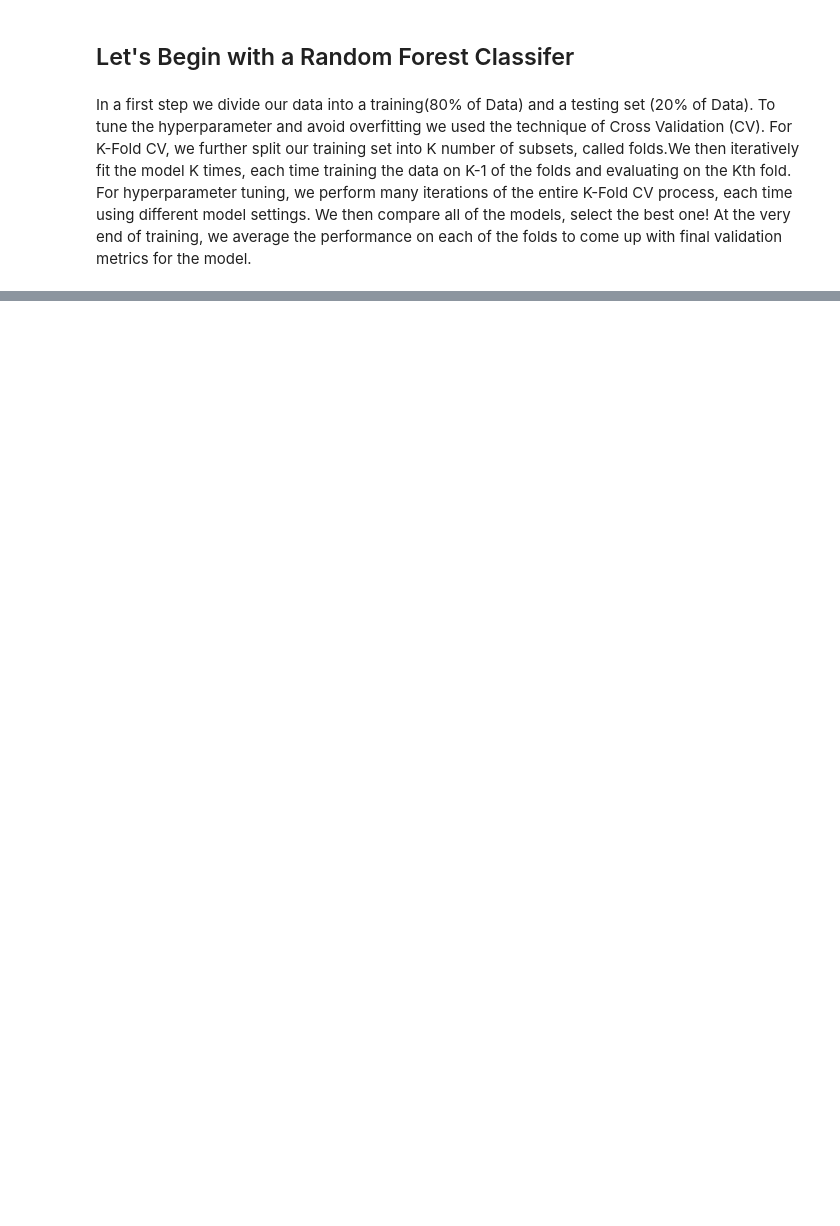
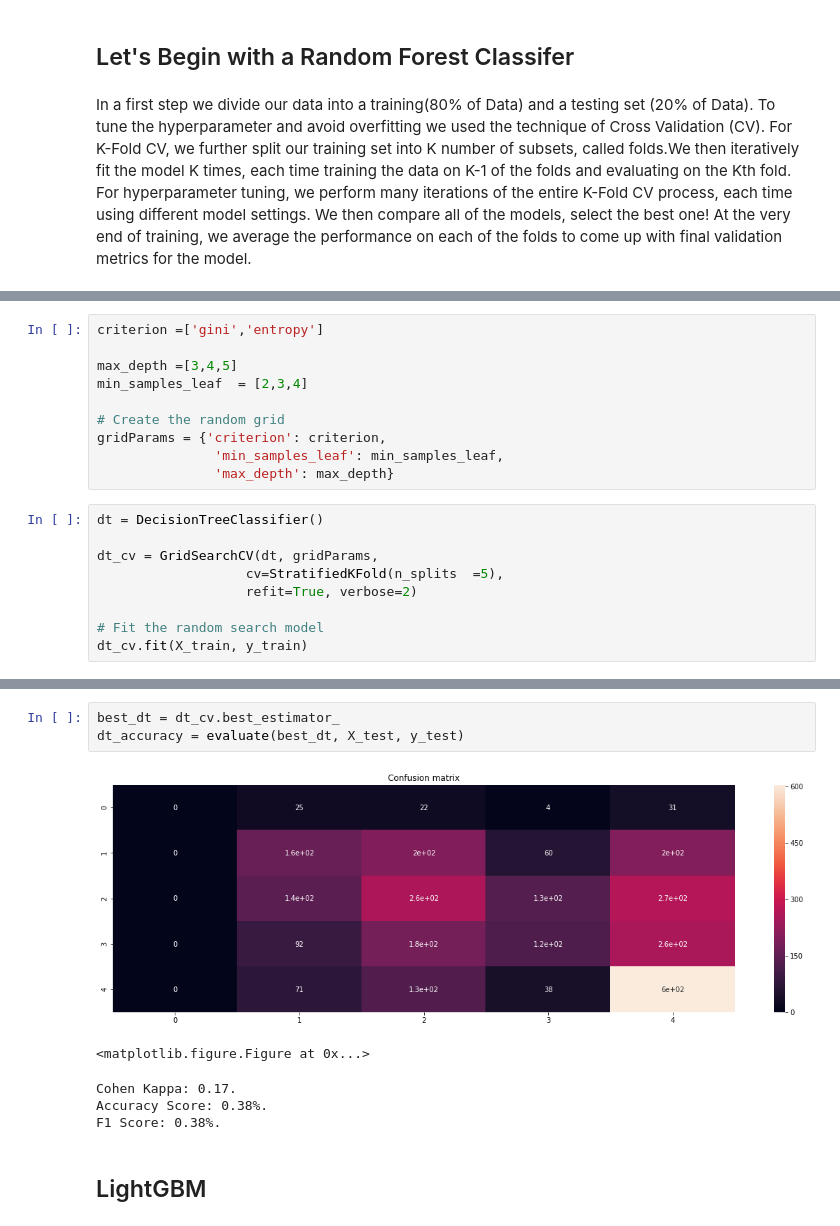
Before and after one commit to alexlorenzo/Pet.my, a Jupyter notebook: 2-Multiclass Models.ipynb, the cells around one changed output, grey strips where cells are left out. Cells and saved outputs as stored; diff of their text form; blank space fills up the shorter version.

```diff
--- a/2-Multiclass Models.ipynb
+++ b/2-Multiclass Models.ipynb
@@ -180,0 +386,19 @@ We will measure our result using Cohen's Kappa statistic and F1 score and ROC Cu
+# %%
+criterion =['gini','entropy']
+
+max_depth =[3,4,5]
+min_samples_leaf  = [2,3,4]
+
+# Create the random grid
+gridParams = {'criterion': criterion,
+               'min_samples_leaf': min_samples_leaf,
+               'max_depth': max_depth}
+# %%
+dt = DecisionTreeClassifier()
+
+dt_cv = GridSearchCV(dt, gridParams,
+                   cv=StratifiedKFold(n_splits  =5),
+                   refit=True, verbose=2)
+
+# Fit the random search model
+dt_cv.fit(X_train, y_train)
@@ -180,0 +442,11 @@ We will measure our result using Cohen's Kappa statistic and F1 score and ROC Cu
+# %%
+best_dt = dt_cv.best_estimator_
+dt_accuracy = evaluate(best_dt, X_test, y_test)
+# %% [output]
+[figure, added]
+<matplotlib.figure.Figure at 0x...>
+Cohen Kappa: 0.17.
+Accuracy Score: 0.38%.
+F1 Score: 0.38%.
+# %% [markdown]
+## LightGBM
```
Also changed, not shown: parts of 30 cells of this notebook, 7 other files.
